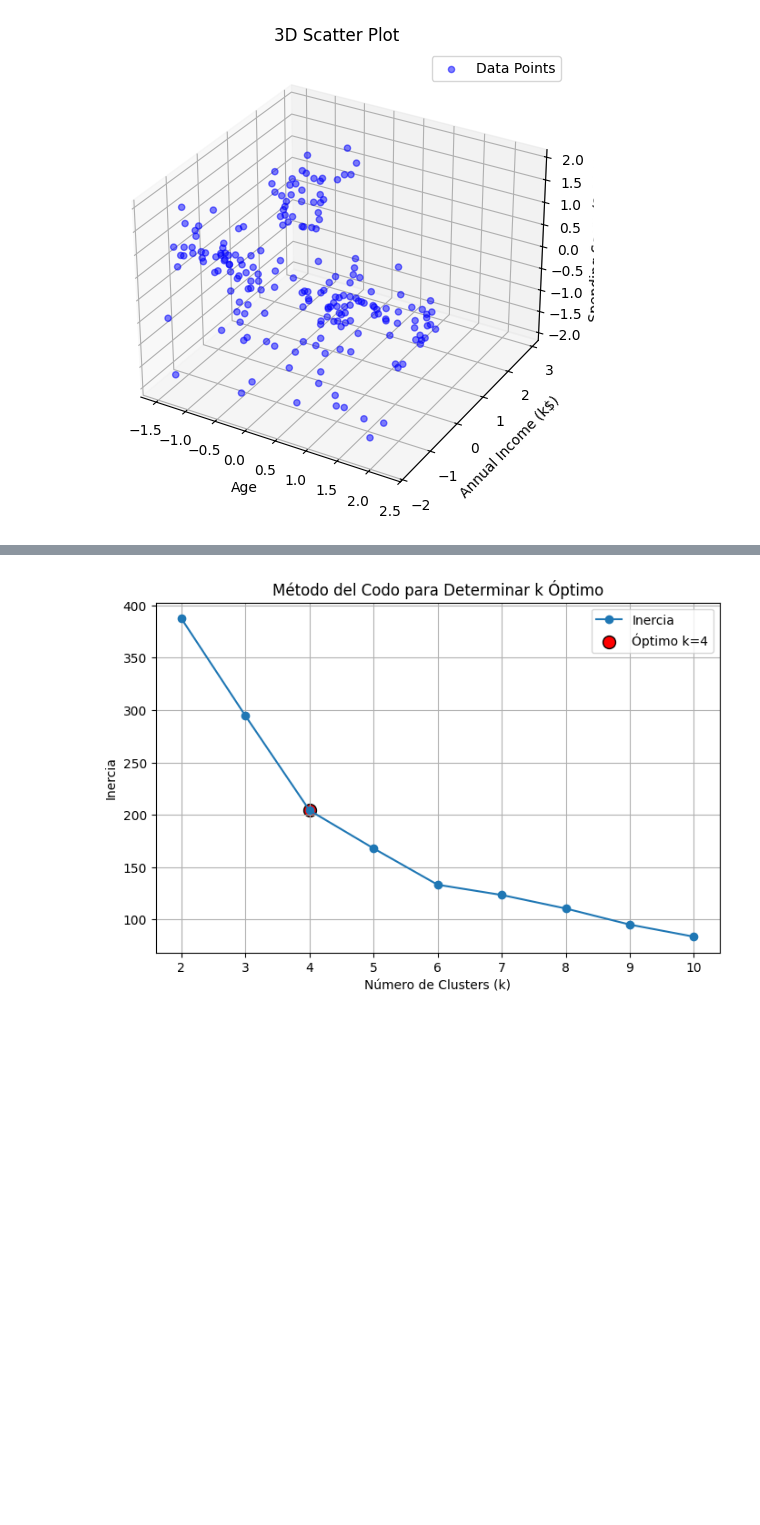
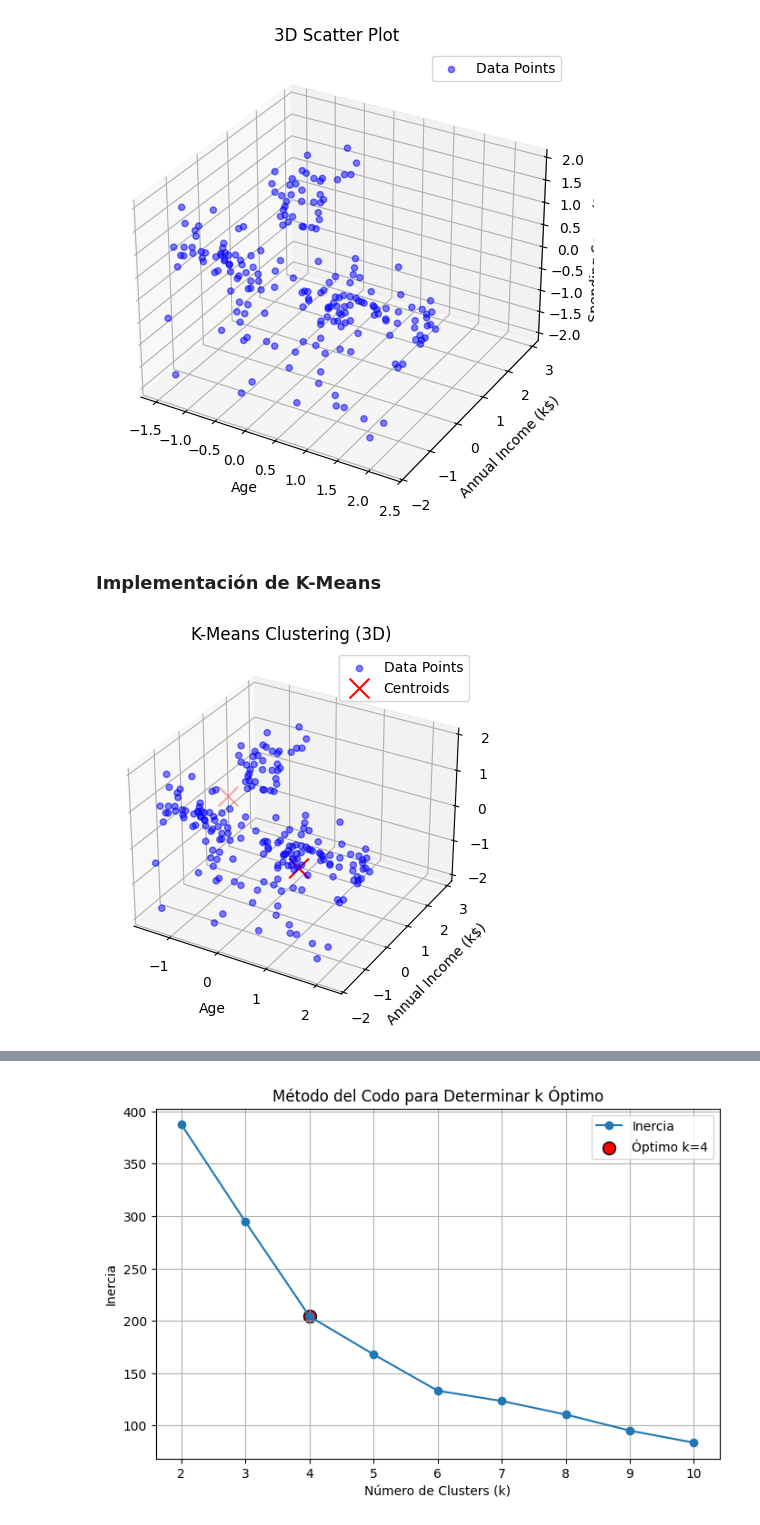
Before and after one commit to naranjo-jd/Proyecto-1, a Jupyter notebook: kmeans/Punto_2.ipynb, the cells around one changed output, grey strips where cells are left out. Saved outputs shown, nothing was run; the diff lists cells and outputs as text; code cells hidden in the pictures; blank space fills up the shorter version.

```diff
--- a/kmeans/Punto_2.ipynb
+++ b/kmeans/Punto_2.ipynb
@@ -77,3 +77,14 @@ Datos estandarizados de Mall Customers:
 grph.scatter_3d(mall_data_standardized)
 # %% [output]
 [figure]
+# %% [markdown]
+### Implementación de K-Means
+# %%
+k = 2
+seed = 42
+metrica = metric.euclidean
+
+centroids, clusters = kmeans.Kmeans(mall_data_standardized, k, metrica, seed)
+grph.plot_3d(mall_data_standardized, centroids)
+# %% [output]
+[figure, added]
```
Also changed, not shown: parts of 3 cells of this notebook.
